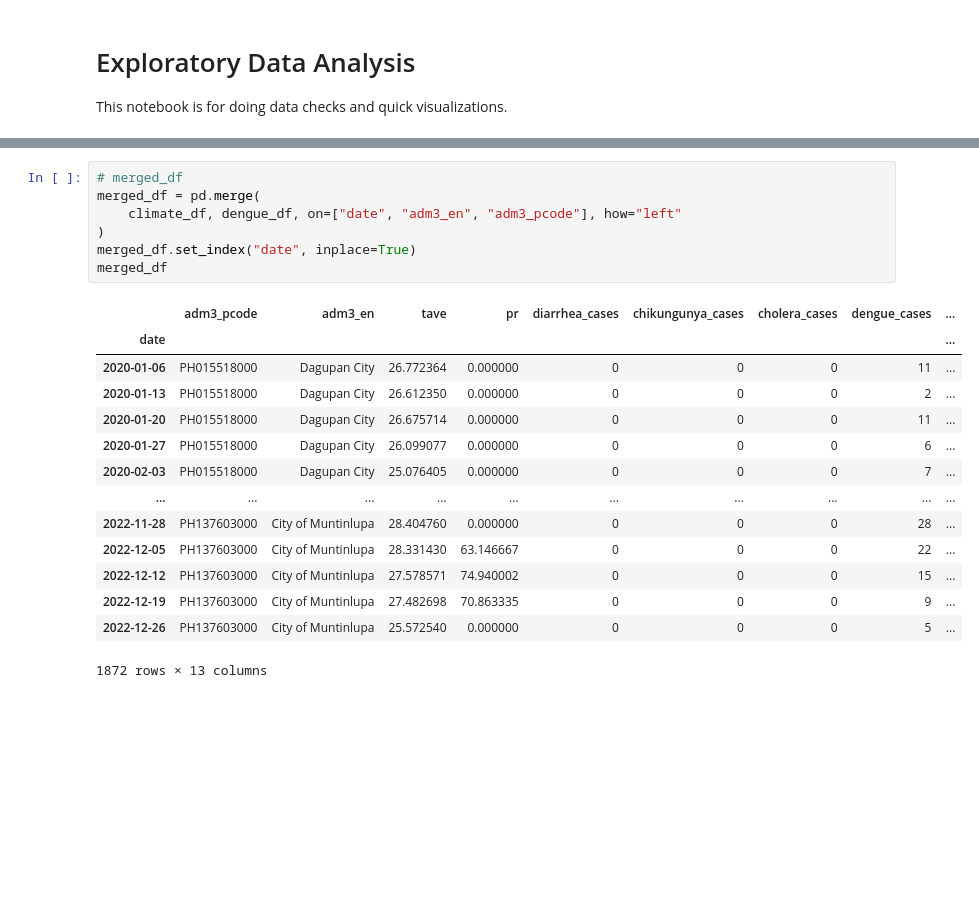
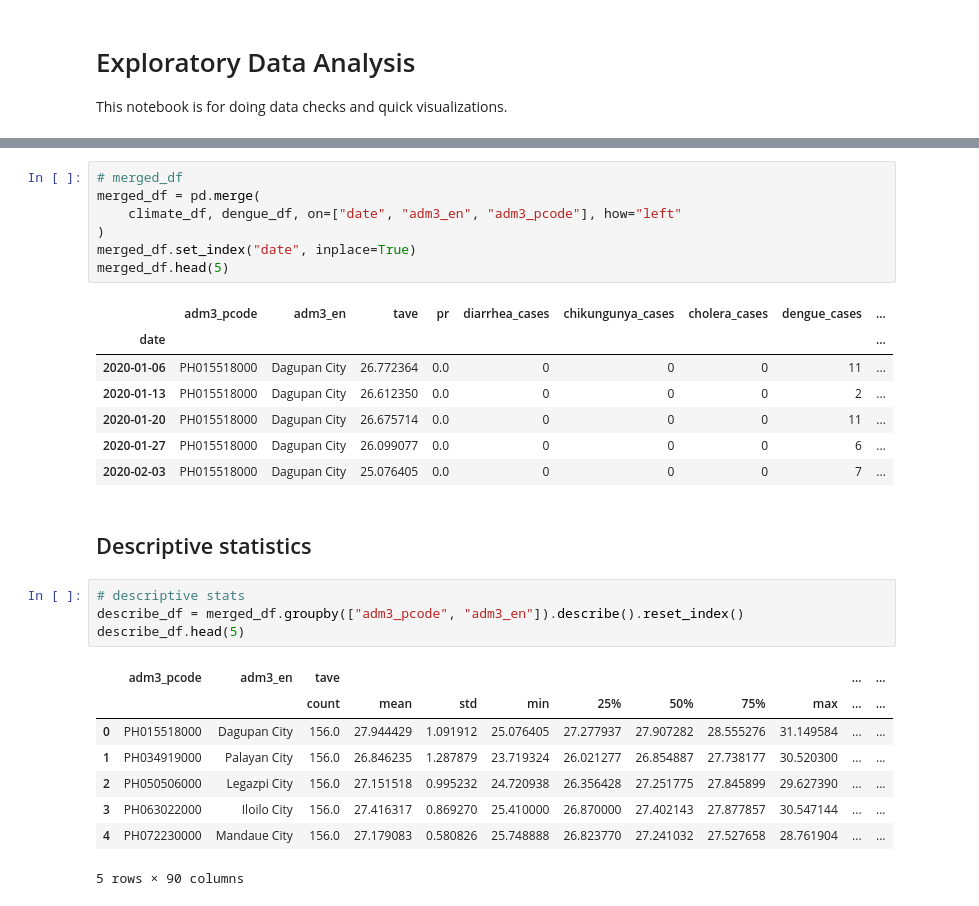
Before and after one commit to dafrose-bajaro/analytics-repo, a Jupyter notebook: notebooks/01_eda.ipynb, the cells around one changed output, grey strips where cells are left out. Saved outputs shown, nothing was run; the diff lists cells and outputs as text; blank space fills up the shorter version.

```diff
--- a/notebooks/01_eda.ipynb
+++ b/notebooks/01_eda.ipynb
@@ -134,22 +128,30 @@ dengue_df
 # %%
 # merged_df
 merged_df = pd.merge(
     climate_df, dengue_df, on=["date", "adm3_en", "adm3_pcode"], how="left"
 )
 merged_df.set_index("date", inplace=True)
-merged_df
+merged_df.head(5)
 # %% [output]
 |  | adm3_pcode | adm3_en | tave | pr | diarrhea_cases | chikungunya_cases | cholera_cases | dengue_cases | ... |
 | date |  |  |  |  |  |  |  |  | ... |
-| 2020-01-06 | PH015518000 | Dagupan City | 26.772364 | 0.000000 | 0 | 0 | 0 | 11 | ... |
-| 2020-01-13 | PH015518000 | Dagupan City | 26.612350 | 0.000000 | 0 | 0 | 0 | 2 | ... |
-| 2020-01-20 | PH015518000 | Dagupan City | 26.675714 | 0.000000 | 0 | 0 | 0 | 11 | ... |
-| 2020-01-27 | PH015518000 | Dagupan City | 26.099077 | 0.000000 | 0 | 0 | 0 | 6 | ... |
-| 2020-02-03 | PH015518000 | Dagupan City | 25.076405 | 0.000000 | 0 | 0 | 0 | 7 | ... |
-| ... | ... | ... | ... | ... | ... | ... | ... | ... | ... |
-| 2022-11-28 | PH137603000 | City of Muntinlupa | 28.404760 | 0.000000 | 0 | 0 | 0 | 28 | ... |
-| 2022-12-05 | PH137603000 | City of Muntinlupa | 28.331430 | 63.146667 | 0 | 0 | 0 | 22 | ... |
-| 2022-12-12 | PH137603000 | City of Muntinlupa | 27.578571 | 74.940002 | 0 | 0 | 0 | 15 | ... |
-| 2022-12-19 | PH137603000 | City of Muntinlupa | 27.482698 | 70.863335 | 0 | 0 | 0 | 9 | ... |
-| 2022-12-26 | PH137603000 | City of Muntinlupa | 25.572540 | 0.000000 | 0 | 0 | 0 | 5 | ... |
+| 2020-01-06 | PH015518000 | Dagupan City | 26.772364 | 0.0 | 0 | 0 | 0 | 11 | ... |
+| 2020-01-13 | PH015518000 | Dagupan City | 26.612350 | 0.0 | 0 | 0 | 0 | 2 | ... |
+| 2020-01-20 | PH015518000 | Dagupan City | 26.675714 | 0.0 | 0 | 0 | 0 | 11 | ... |
+| 2020-01-27 | PH015518000 | Dagupan City | 26.099077 | 0.0 | 0 | 0 | 0 | 6 | ... |
+| 2020-02-03 | PH015518000 | Dagupan City | 25.076405 | 0.0 | 0 | 0 | 0 | 7 | ... |
-1872 rows × 13 columns
+# %% [markdown]
+## Descriptive statistics
+# %%
+# descriptive stats
+describe_df = merged_df.groupby(["adm3_pcode", "adm3_en"]).describe().reset_index()
+describe_df.head(5)
+# %% [output]
+|  | adm3_pcode | adm3_en | tave |  |  |  |  |  |  |  | ... | ... |
+|  |  |  | count | mean | std | min | 25% | 50% | 75% | max | ... | ... |
+| 0 | PH015518000 | Dagupan City | 156.0 | 27.944429 | 1.091912 | 25.076405 | 27.277937 | 27.907282 | 28.555276 | 31.149584 | ... | ... |
+| 1 | PH034919000 | Palayan City | 156.0 | 26.846235 | 1.287879 | 23.719324 | 26.021277 | 26.854887 | 27.738177 | 30.520300 | ... | ... |
+| 2 | PH050506000 | Legazpi City | 156.0 | 27.151518 | 0.995232 | 24.720938 | 26.356428 | 27.251775 | 27.845899 | 29.627390 | ... | ... |
+| 3 | PH063022000 | Iloilo City | 156.0 | 27.416317 | 0.869270 | 25.410000 | 26.870000 | 27.402143 | 27.877857 | 30.547144 | ... | ... |
+| 4 | PH072230000 | Mandaue City | 156.0 | 27.179083 | 0.580826 | 25.748888 | 26.823770 | 27.241032 | 27.527658 | 28.761904 | ... | ... |
+5 rows × 90 columns
```
Also changed, not shown: parts of 18 cells of this notebook, 1 other file.
